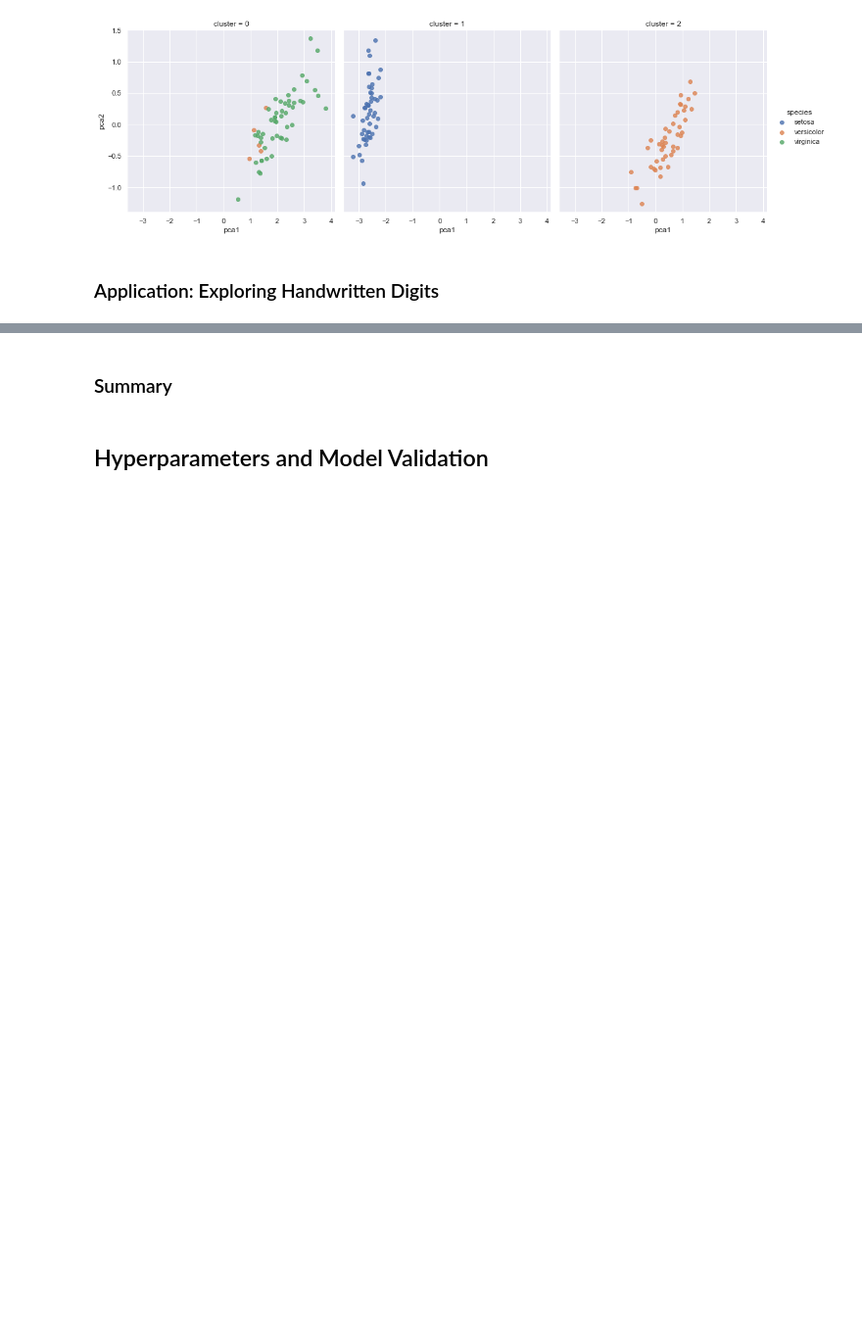
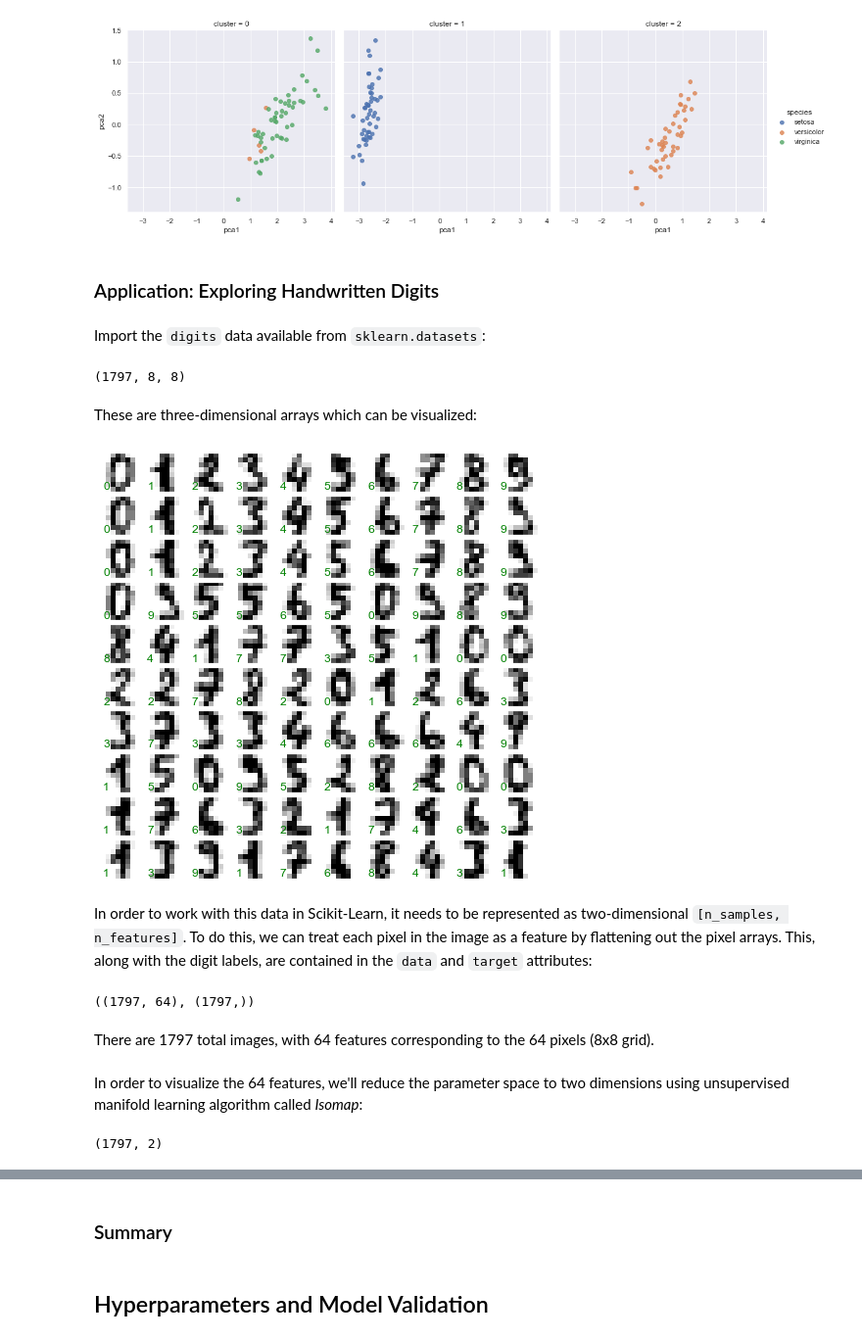
Before and after one commit to taylordunn/python-data-science-handbook, a Jupyter notebook: chapter5/chapter5.ipynb, the cells around one changed output, grey strips where cells are left out. Shown: that part at 98% size. Drawn from its saved outputs; the diff is of its cells as text; code cells hidden in the pictures; blank space fills up the shorter version.

```diff
--- a/chapter5/chapter5.ipynb
+++ b/chapter5/chapter5.ipynb
@@ -179,3 +179,46 @@ sns.lmplot(data=iris, x='pca1', y='pca2', hue='species', col='cluster', fit_reg=
 [figure]
 # %% [markdown]
 ### Application: Exploring Handwritten Digits
+# %% [markdown]
+Import the `digits` data available from `sklearn.datasets`:
+# %%
+from sklearn.datasets import load_digits
+digits = load_digits()
+digits.images.shape
+# %% [output]
+(1797, 8, 8)
+# %% [markdown]
+These are three-dimensional arrays which can be visualized:
+# %%
+fig, axes = plt.subplots(10, 10, figsize=(8, 8),
+                         subplot_kw={'xticks': [], 'yticks': []},
+                         gridspec_kw=dict(hspace=0.1, wspace=0.1))
+
+for i, ax in enumerate(axes.flat):
+    ax.imshow(digits.images[i], cmap='binary', interpolation='nearest')
+    ax.text(0.05, 0.05, str(digits.target[i]),
+            transform=ax.transAxes, color = 'green')
+# %% [output]
+[figure, added]
+# %% [markdown]
+In order to work with this data in Scikit-Learn, it needs to be represented as two-dimensional `[n_samples, n_features]`.
+To do this, we can treat each pixel in the image as a feature by flattening out the pixel arrays.
+This, along with the digit labels, are contained in the `data` and `target` attributes:
+# %%
+X = digits.data
+y = digits.target
+X.shape, y.shape
+# %% [output]
+((1797, 64), (1797,))
+# %% [markdown]
+There are 1797 total images, with 64 features corresponding to the 64 pixels (8x8 grid).
+# %% [markdown]
+In order to visualize the 64 features, we'll reduce the parameter space to two dimensions using unsupervised manifold learning algorithm called *Isomap*:
+# %%
+from sklearn.manifold import Isomap
+iso = Isomap(n_components=2)
+iso.fit(digits.data)
+data_projected = iso.transform(digits.data)
+data_projected.shape
+# %% [output]
+(1797, 2)
```
Also changed, not shown: parts of 2 cells of this notebook.
